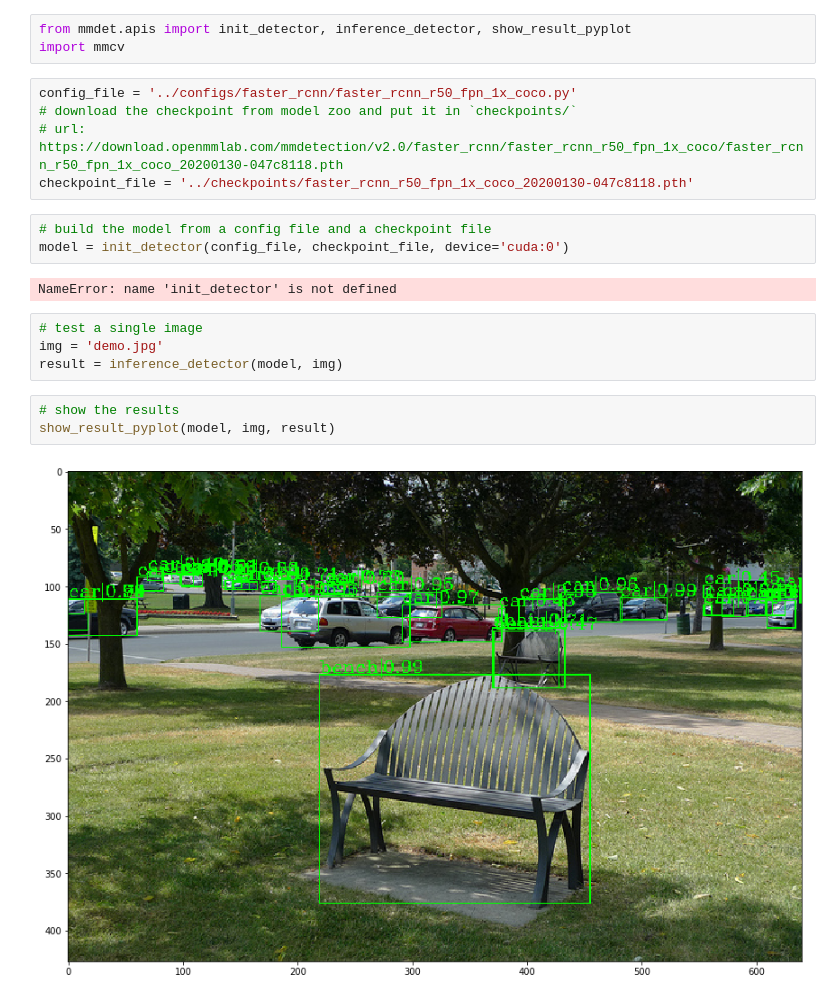
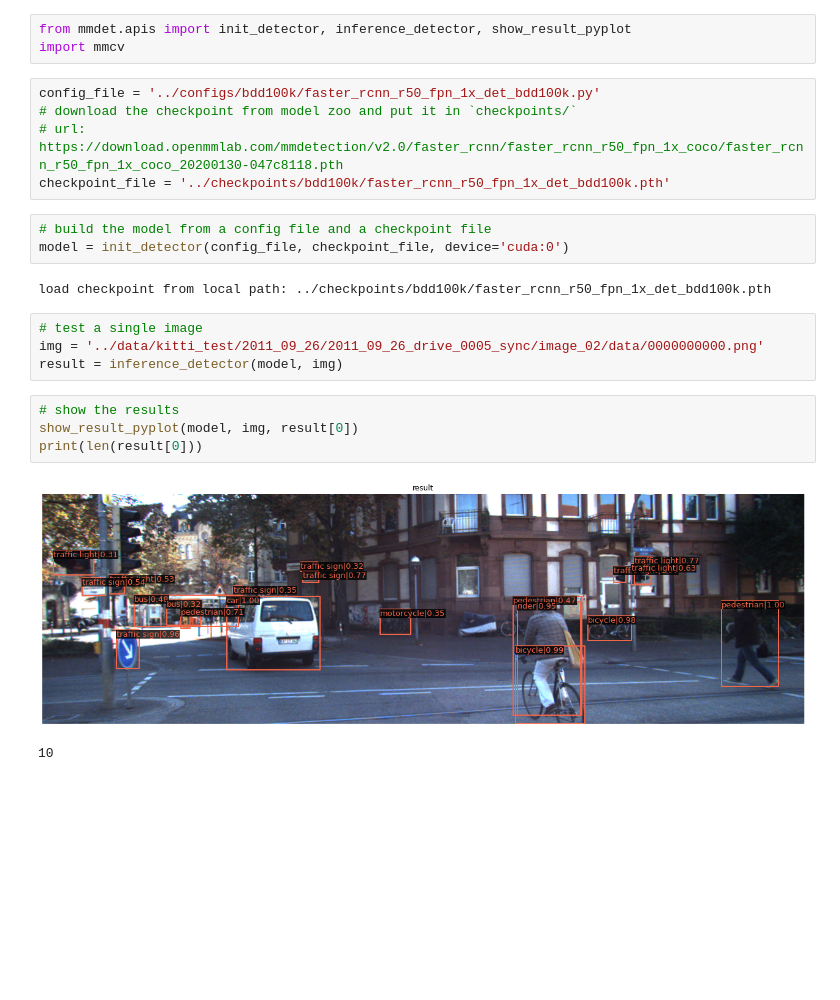
Before and after one commit to A1chemyStars/mmdetection-intermediate, a Jupyter notebook: demo/inference_demo.ipynb, the cells around one changed output. Saved outputs shown, nothing was run; the diff lists cells and outputs as text; blank space fills up the shorter version.

```diff
--- a/demo/inference_demo.ipynb
+++ b/demo/inference_demo.ipynb
@@ -2,21 +2,23 @@
 from mmdet.apis import init_detector, inference_detector, show_result_pyplot
 import mmcv
 # %%
-config_file = '../configs/faster_rcnn/faster_rcnn_r50_fpn_1x_coco.py'
+config_file = '../configs/bdd100k/faster_rcnn_r50_fpn_1x_det_bdd100k.py'
 # download the checkpoint from model zoo and put it in `checkpoints/`
 # url: https://download.openmmlab.com/mmdetection/v2.0/faster_rcnn/faster_rcnn_r50_fpn_1x_coco/faster_rcnn_r50_fpn_1x_coco_20200130-047c8118.pth
-checkpoint_file = '../checkpoints/faster_rcnn_r50_fpn_1x_coco_20200130-047c8118.pth'
+checkpoint_file = '../checkpoints/bdd100k/faster_rcnn_r50_fpn_1x_det_bdd100k.pth'
 # %%
 # build the model from a config file and a checkpoint file
 model = init_detector(config_file, checkpoint_file, device='cuda:0')
 # %% [output]
-NameError: name 'init_detector' is not defined
+load checkpoint from local path: ../checkpoints/bdd100k/faster_rcnn_r50_fpn_1x_det_bdd100k.pth
 # %%
 # test a single image
-img = 'demo.jpg'
+img = '../data/kitti_test/2011_09_26/2011_09_26_drive_0005_sync/image_02/data/0000000000.png'
 result = inference_detector(model, img)
 # %%
 # show the results
-show_result_pyplot(model, img, result)
+show_result_pyplot(model, img, result[0])
+print(len(result[0]))
 # %% [output]
-[figure, old version]
+[figure, new version]
+10
```
Also changed, not shown: 47 other files.
